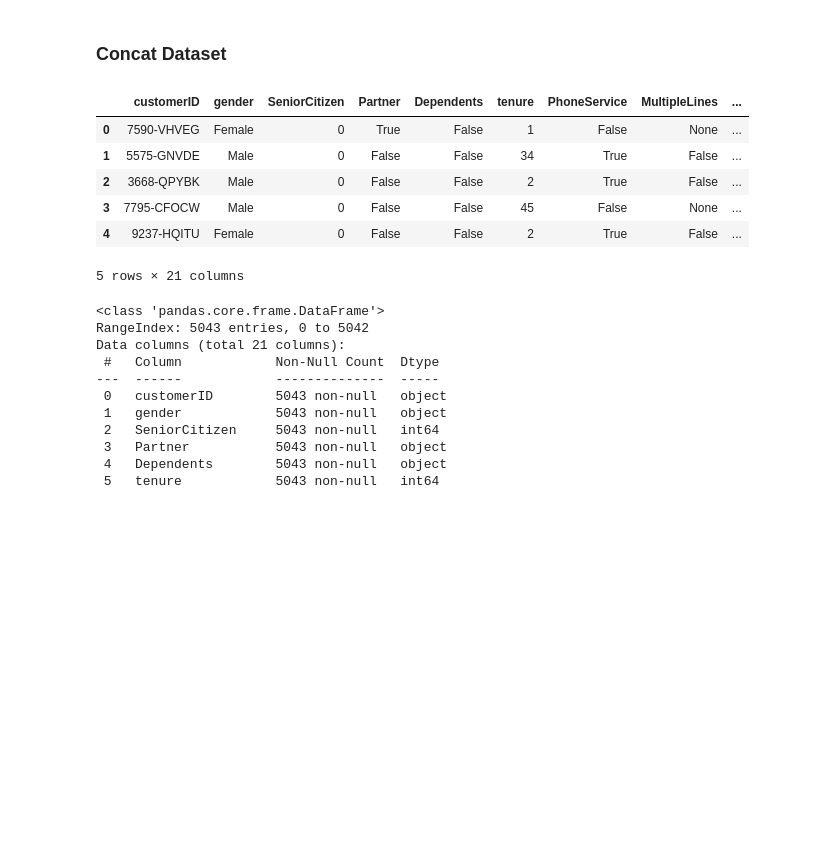
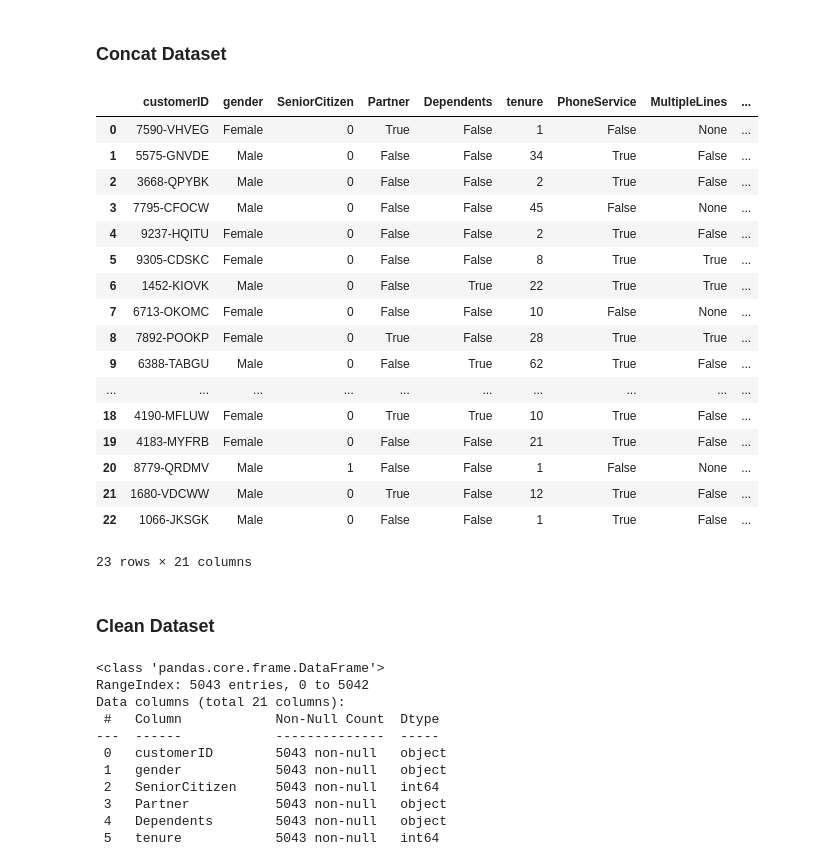
Before and after one commit to OngomaElias/Customer_Churn-Prediction, a Jupyter notebook: Notebooks/Churn.ipynb, the cells around one changed output. Cells and saved outputs as stored; diff of their text form; code cells hidden in the pictures; blank space fills up the shorter version.

Commit message:
Clean the dataset

```diff
--- a/Notebooks/Churn.ipynb
+++ b/Notebooks/Churn.ipynb
@@ -134,20 +135,33 @@ df2.head()
 # %%
 
 # Concatenate them vertically (along the rows)
 full_data = pd.concat([df1, df2])
 
 # If you want to reset the index after concatenating
 full_data.reset_index(drop=True, inplace=True)
 
-full_data.head()
+full_data.head(23)
 # %% [output]
 |  | customerID | gender | SeniorCitizen | Partner | Dependents | tenure | PhoneService | MultipleLines | ... |
 | 0 | 7590-VHVEG | Female | 0 | True | False | 1 | False | None | ... |
 | 1 | 5575-GNVDE | Male | 0 | False | False | 34 | True | False | ... |
 | 2 | 3668-QPYBK | Male | 0 | False | False | 2 | True | False | ... |
 | 3 | 7795-CFOCW | Male | 0 | False | False | 45 | False | None | ... |
 | 4 | 9237-HQITU | Female | 0 | False | False | 2 | True | False | ... |
+| 5 | 9305-CDSKC | Female | 0 | False | False | 8 | True | True | ... |
+| 6 | 1452-KIOVK | Male | 0 | False | True | 22 | True | True | ... |
+| 7 | 6713-OKOMC | Female | 0 | False | False | 10 | False | None | ... |
+| 8 | 7892-POOKP | Female | 0 | True | False | 28 | True | True | ... |
+| 9 | 6388-TABGU | Male | 0 | False | True | 62 | True | False | ... |
+| ... | ... | ... | ... | ... | ... | ... | ... | ... | ... |
+| 18 | 4190-MFLUW | Female | 0 | True | True | 10 | True | False | ... |
+| 19 | 4183-MYFRB | Female | 0 | False | False | 21 | True | False | ... |
+| 20 | 8779-QRDMV | Male | 1 | False | False | 1 | False | None | ... |
+| 21 | 1680-VDCWW | Male | 0 | True | False | 12 | True | False | ... |
+| 22 | 1066-JKSGK | Male | 0 | False | False | 1 | True | False | ... |
-5 rows × 21 columns
+23 rows × 21 columns
+# %% [markdown]
+### Clean Dataset
 # %%
 full_data.info()
 # %% [output]
```
Also changed, not shown: parts of 28 cells of this notebook.
